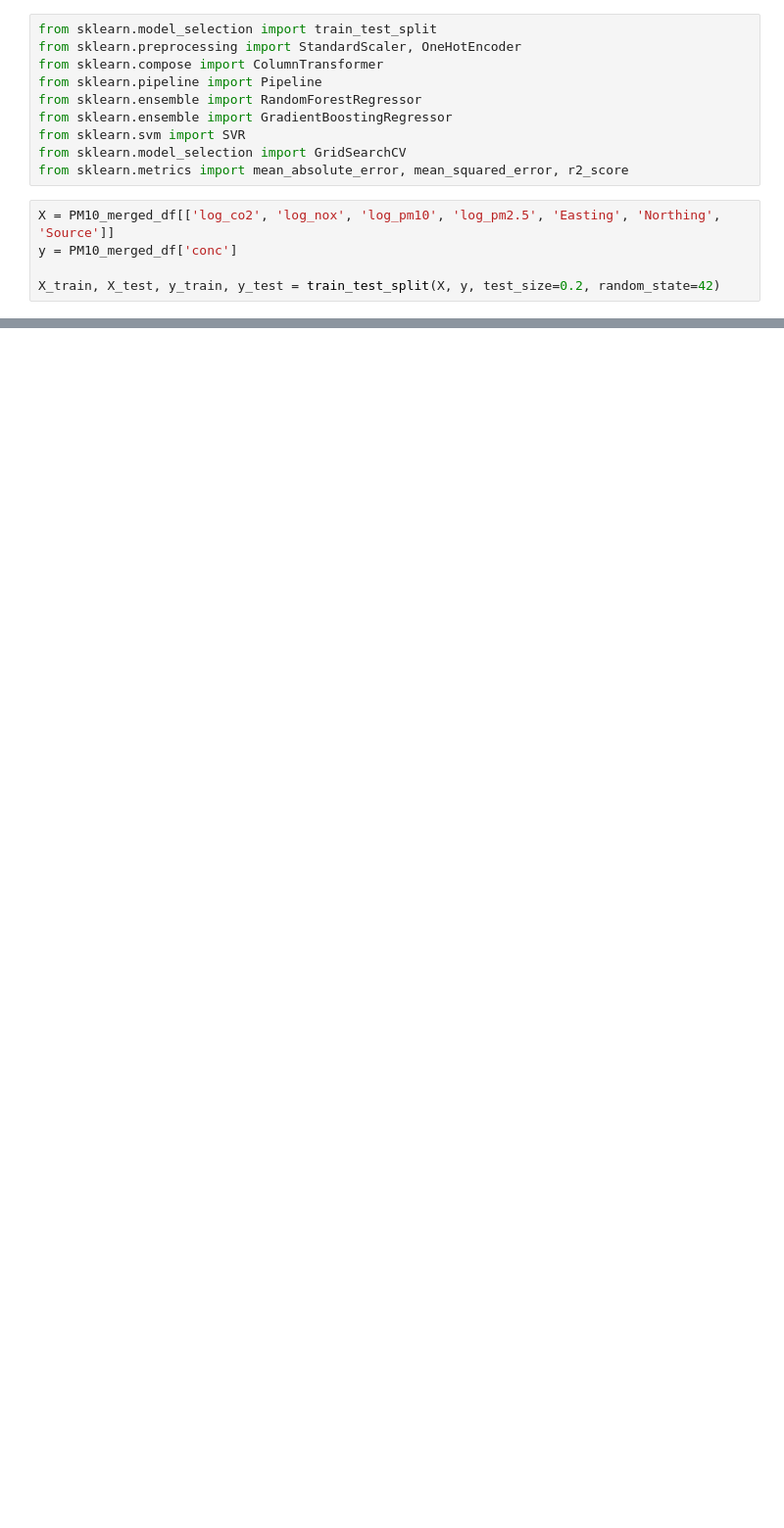
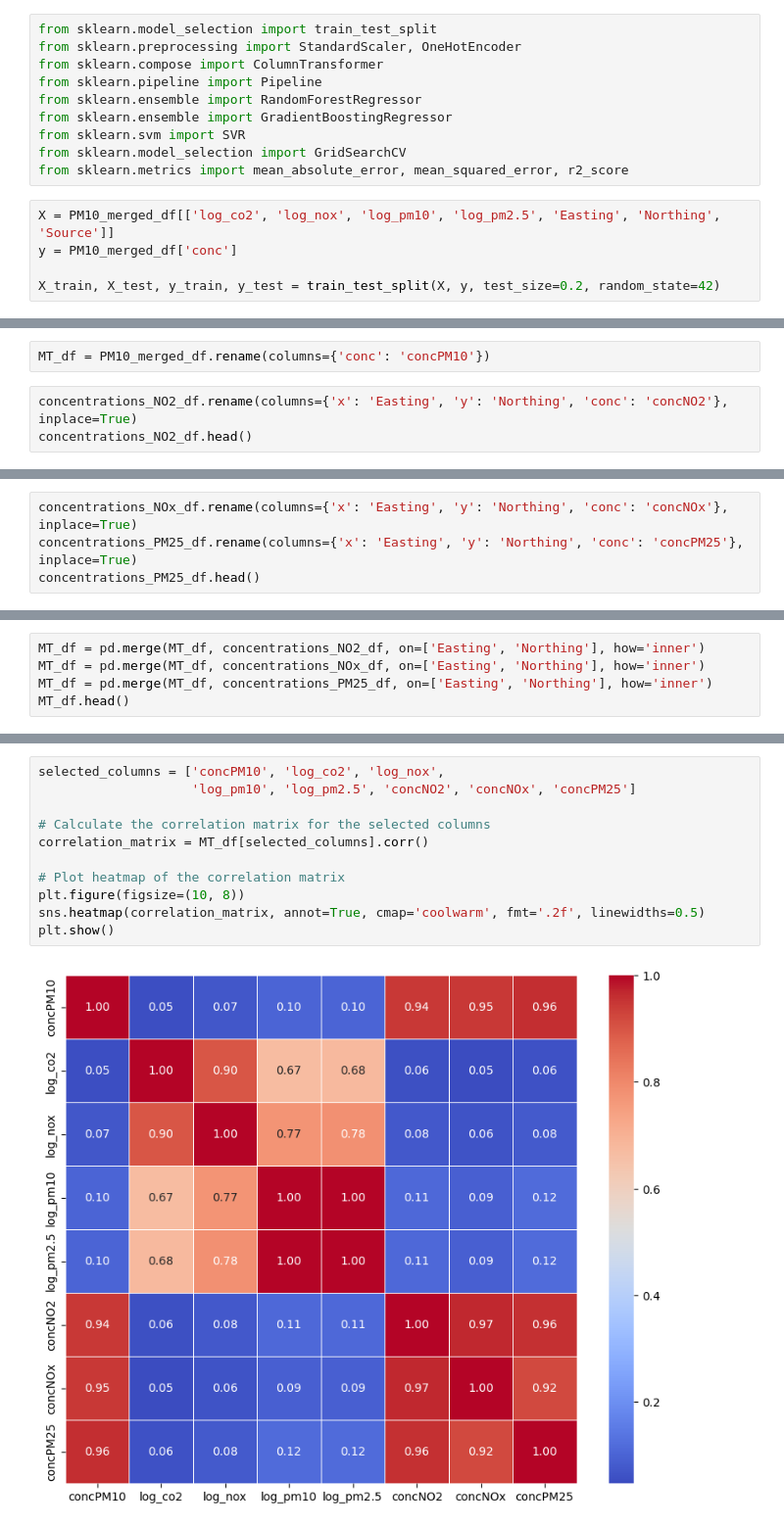
Before and after one commit to stefanopalu/MLendofmod_assignment, a Jupyter notebook: 2019LAEI.ipynb, the cells around one changed output, grey strips where cells are left out. Shown at 98% size. Saved outputs shown, nothing was run; the diff lists cells and outputs as text; blank space fills up the shorter version.

```diff
--- a/2019LAEI.ipynb
+++ b/2019LAEI.ipynb
@@ -673,0 +680,5 @@ You can try to debug the error by setting error_score='raise'.
+# %%
+MT_df = PM10_merged_df.rename(columns={'conc': 'concPM10'})
+# %%
+concentrations_NO2_df.rename(columns={'x': 'Easting', 'y': 'Northing', 'conc': 'concNO2'}, inplace=True)
+concentrations_NO2_df.head()
@@ -673,0 +692,4 @@ You can try to debug the error by setting error_score='raise'.
+# %%
+concentrations_NOx_df.rename(columns={'x': 'Easting', 'y': 'Northing', 'conc': 'concNOx'}, inplace=True)
+concentrations_PM25_df.rename(columns={'x': 'Easting', 'y': 'Northing', 'conc': 'concPM25'}, inplace=True)
+concentrations_PM25_df.head()
@@ -673,0 +703,5 @@ You can try to debug the error by setting error_score='raise'.
+# %%
+MT_df = pd.merge(MT_df, concentrations_NO2_df, on=['Easting', 'Northing'], how='inner')
+MT_df = pd.merge(MT_df, concentrations_NOx_df, on=['Easting', 'Northing'], how='inner')
+MT_df = pd.merge(MT_df, concentrations_PM25_df, on=['Easting', 'Northing'], how='inner')
+MT_df.head()
@@ -673,0 +715,13 @@ You can try to debug the error by setting error_score='raise'.
+# %%
+selected_columns = ['concPM10', 'log_co2', 'log_nox',
+                    'log_pm10', 'log_pm2.5', 'concNO2', 'concNOx', 'concPM25']
+
+# Calculate the correlation matrix for the selected columns
+correlation_matrix = MT_df[selected_columns].corr()
+
+# Plot heatmap of the correlation matrix
+plt.figure(figsize=(10, 8))
+sns.heatmap(correlation_matrix, annot=True, cmap='coolwarm', fmt='.2f', linewidths=0.5)
+plt.show()
+# %% [output]
+[figure, added]
```
Also changed, not shown: parts of 23 cells of this notebook, 1 other file.
